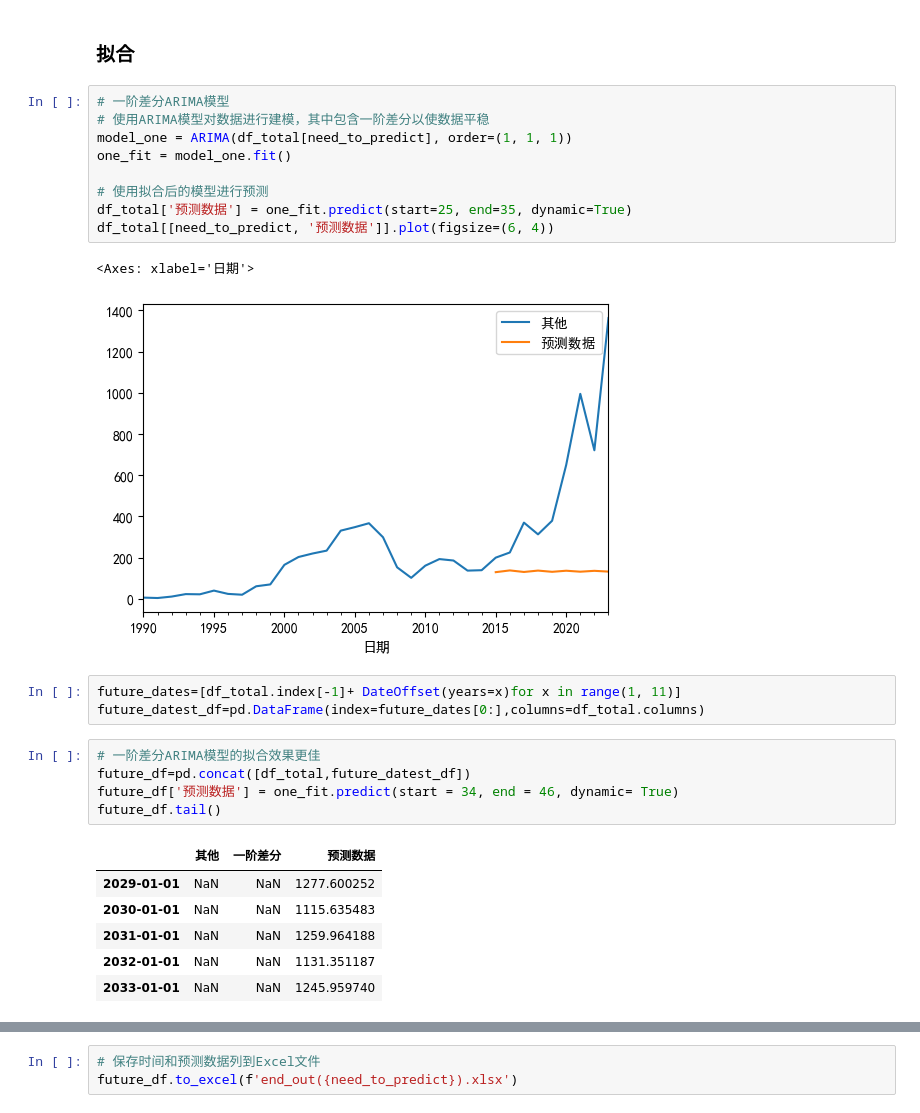
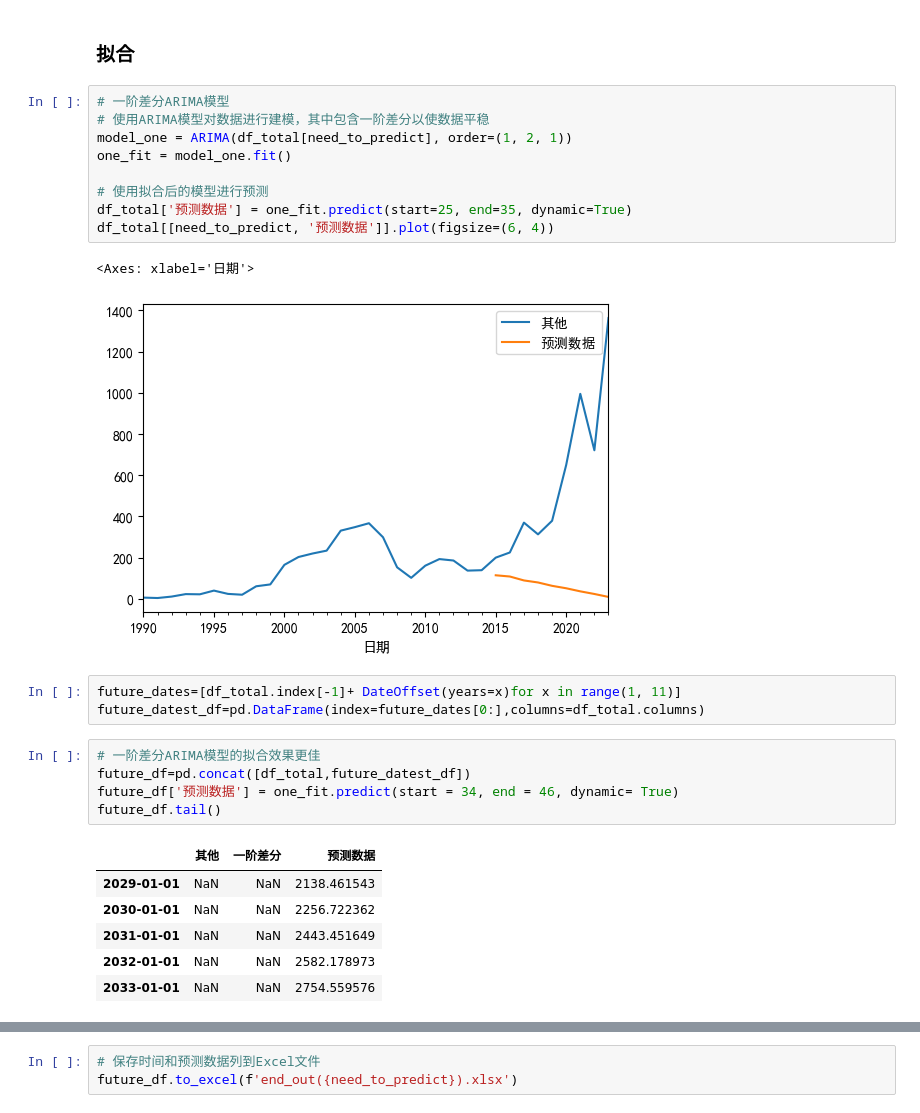
Before and after one commit to Czhongshao/ARIMA-TEST, a Jupyter notebook: 深圳签订外贸合同数据预测/ShenZhen_Contract_ARIMA_1990~2023.ipynb, the cells around one changed output, grey strips where cells are left out. Saved outputs shown, nothing was run; the diff lists cells and outputs as text.

```diff
--- a/深圳签订外贸合同数据预测/ShenZhen_Contract_ARIMA_1990~2023.ipynb
+++ b/深圳签订外贸合同数据预测/ShenZhen_Contract_ARIMA_1990~2023.ipynb
@@ -196,15 +196,15 @@ fig1 = plot_pacf(df_total['一阶差分'].iloc[1:], lags=16, ax=ax2)  # 偏自
 # %%
 # 一阶差分ARIMA模型
 # 使用ARIMA模型对数据进行建模，其中包含一阶差分以使数据平稳
-model_one = ARIMA(df_total[need_to_predict], order=(1, 1, 1))
+model_one = ARIMA(df_total[need_to_predict], order=(1, 2, 1))
 one_fit = model_one.fit()
 
 # 使用拟合后的模型进行预测
 df_total['预测数据'] = one_fit.predict(start=25, end=35, dynamic=True)
 df_total[[need_to_predict, '预测数据']].plot(figsize=(6, 4))
 # %% [output]
 <Axes: xlabel='日期'>
-[figure, old version]
+[figure, new version]
 # %%
 future_dates=[df_total.index[-1]+ DateOffset(years=x)for x in range(1, 11)]
 future_datest_df=pd.DataFrame(index=future_dates[0:],columns=df_total.columns)
@@ -215,11 +215,11 @@ future_df['预测数据'] = one_fit.predict(start = 34, end = 46, dynamic= True)
 future_df.tail()
 # %% [output]
 |  | 其他 | 一阶差分 | 预测数据 |
-| 2029-01-01 | NaN | NaN | 1277.600252 |
-| 2030-01-01 | NaN | NaN | 1115.635483 |
-| 2031-01-01 | NaN | NaN | 1259.964188 |
-| 2032-01-01 | NaN | NaN | 1131.351187 |
-| 2033-01-01 | NaN | NaN | 1245.959740 |
+| 2029-01-01 | NaN | NaN | 2138.461543 |
+| 2030-01-01 | NaN | NaN | 2256.722362 |
+| 2031-01-01 | NaN | NaN | 2443.451649 |
+| 2032-01-01 | NaN | NaN | 2582.178973 |
+| 2033-01-01 | NaN | NaN | 2754.559576 |
 # %%
 future_df[[need_to_predict, '预测数据']].plot(figsize=(12, 8), kind='line', marker='o')
 plt.ylabel('签订数/项')
```
Also changed, not shown: parts of 2 cells of this notebook, 27 other files.
